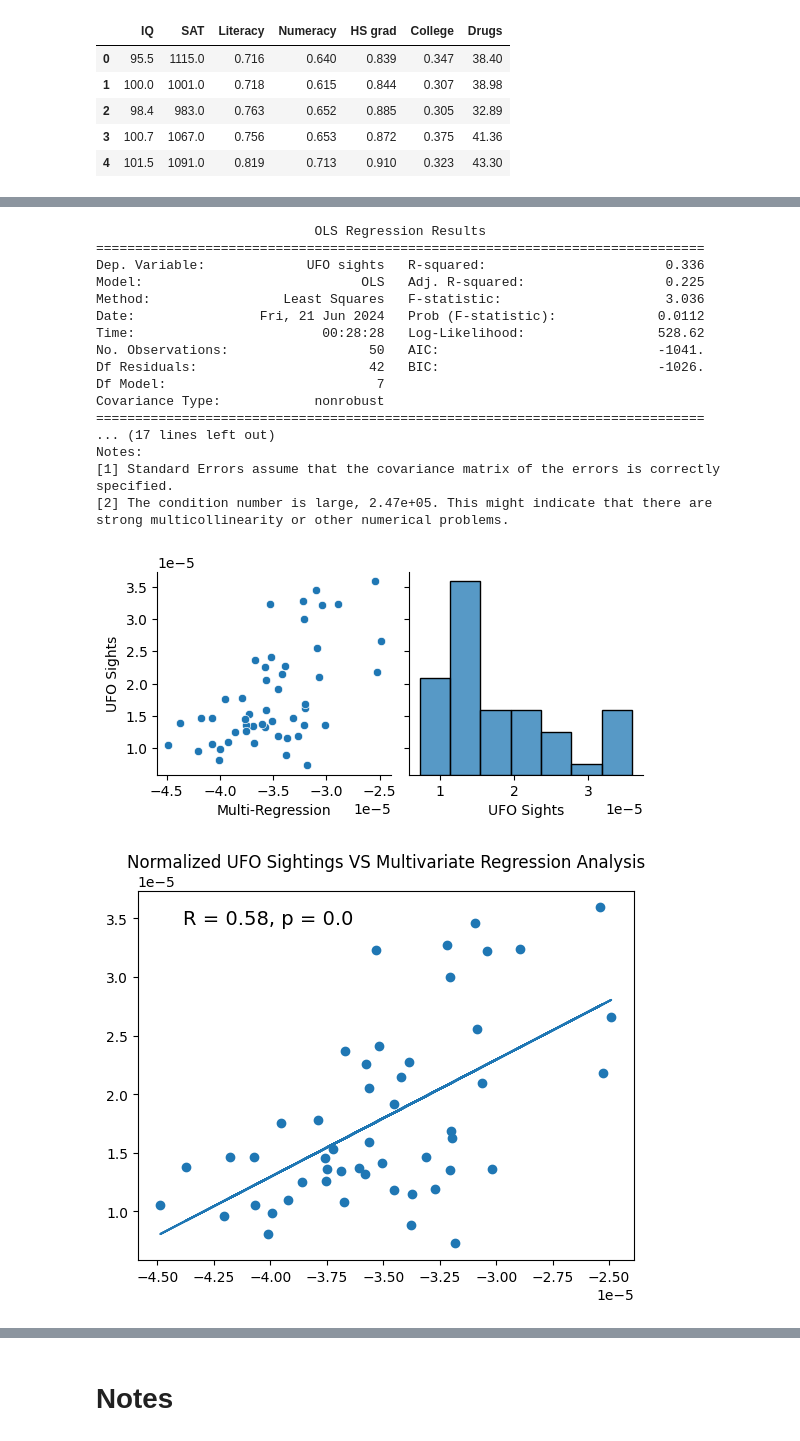
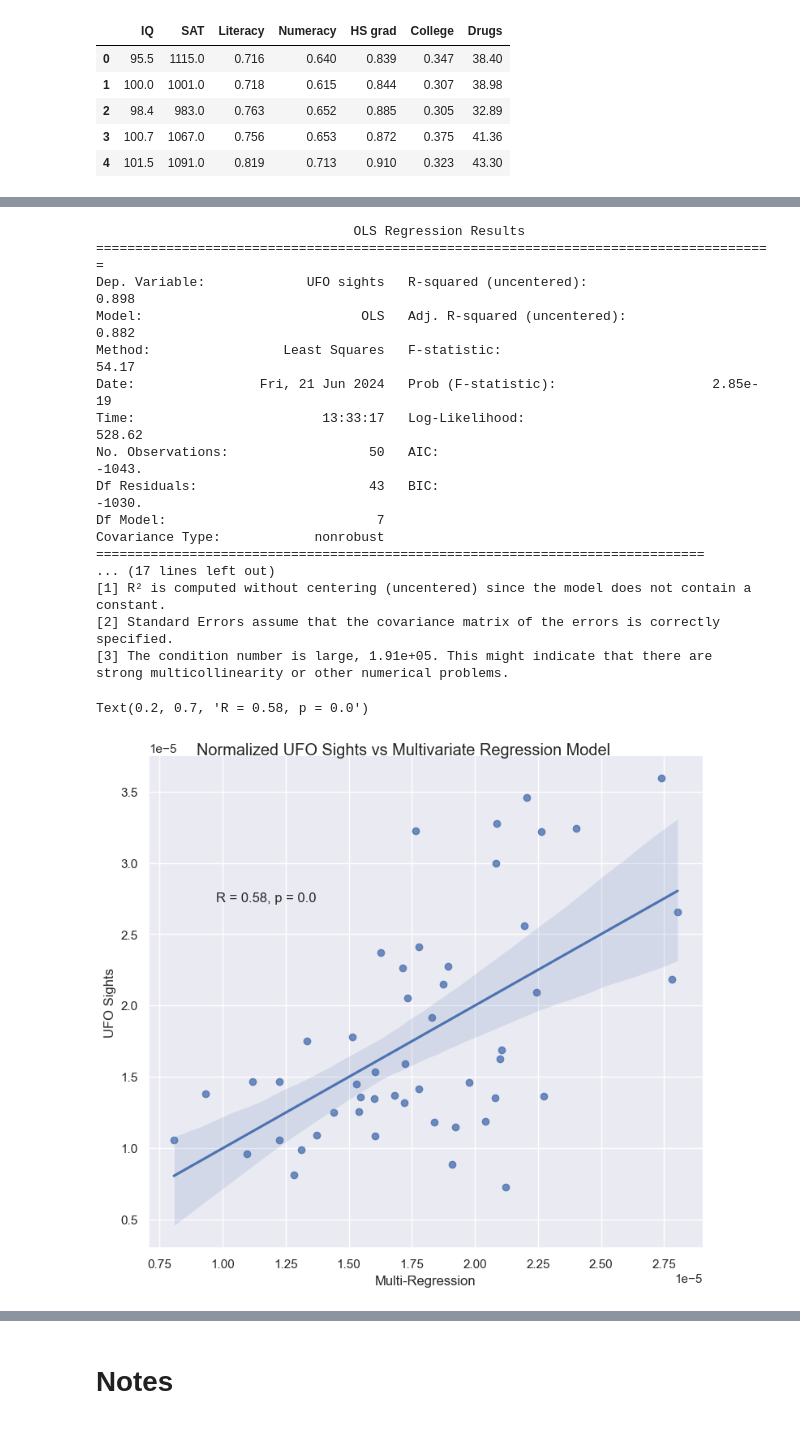
Before and after one commit to codycosta/ENGR201, a Jupyter notebook: weeks-9-10-final-project/project.ipynb, the cells around one changed output, grey strips where cells are left out. Saved outputs shown, nothing was run; the diff lists cells and outputs as text; code cells hidden in the pictures.

```diff
--- a/weeks-9-10-final-project/project.ipynb
+++ b/weeks-9-10-final-project/project.ipynb
@@ -65,3 +49,5 @@ def chart_coords(x_arr: np.ndarray, y_arr: np.ndarray, position: str) -> tuple:
+# %%
+sns.set_theme(rc={'figure.figsize':(20, 5)})
 # %% [markdown]
 # Part 1:
 ## Create a Normalized Set of UFO Occurrence Data Based on Population Size
@@ -509,45 +397,38 @@ sns.pairplot(data=multi_regression_data, y_vars=['Drugs', 'IQ'])
 # %%
-X = smf.add_constant(multi_regression_data)
-model = smf.OLS(pd.DataFrame({'UFO sights': normalized_ufo_sightings}), X).fit()
+model = smf.OLS(pd.DataFrame({'UFO sights': normalized_ufo_sightings}), multi_regression_data).fit()
 print(model.summary())
 # %% [output]
-                            OLS Regression Results
-==============================================================================
-Dep. Variable:             UFO sights   R-squared:                       0.336
-Model:                            OLS   Adj. R-squared:                  0.225
-Method:                 Least Squares   F-statistic:                     3.036
-Date:                Fri, 21 Jun 2024   Prob (F-statistic):             0.0112
-Time:                        00:28:28   Log-Likelihood:                 528.62
-No. Observations:                  50   AIC:                            -1041.
-Df Residuals:                      42   BIC:                            -1026.
+                                 OLS Regression Results
+=======================================================================================
+Dep. Variable:             UFO sights   R-squared (uncentered):                   0.898
+Model:                            OLS   Adj. R-squared (uncentered):              0.882
+Method:                 Least Squares   F-statistic:                              54.17
+Date:                Fri, 21 Jun 2024   Prob (F-statistic):                    2.85e-19
+Time:                        13:33:17   Log-Likelihood:                          528.62
+No. Observations:                  50   AIC:                                     -1043.
+Df Residuals:                      43   BIC:                                     -1030.
 Df Model:                           7
 Covariance Type:            nonrobust
 ==============================================================================
 ... (17 lines left out)
-Notes:
-[1] Standard Errors assume that the covariance matrix of the errors is correctly specified.
-[2] The condition number is large, 2.47e+05. This might indicate that there are
+[1] R² is computed without centering (uncentered) since the model does not contain a constant.
+[2] Standard Errors assume that the covariance matrix of the errors is correctly specified.
+[3] The condition number is large, 1.91e+05. This might indicate that there are
 strong multicollinearity or other numerical problems.
 # %%
 coeffs = model.params
 
-output = coeffs[1: ] * multi_regression_data + coeffs[0]
+output = coeffs * multi_regression_data
 sums = np.sum(output, axis=1)
 
-m10, b10 = np.polyfit(sums, normalized_ufo_sightings, 1)
 r10, p10 = stats.pearsonr(sums, normalized_ufo_sightings)
 
-sns.pairplot(pd.DataFrame({'Multi-Regression': sums, 'UFO Sights': normalized_ufo_sightings}), y_vars=['UFO Sights'], height=2.81)
-
-plt.figure()
-plt.scatter(sums, normalized_ufo_sightings)
-plt.plot(sums, m10 * sums + b10)
-plt.annotate(f'R = {np.round(r10, 2)}, p = {np.round(p10, 3)}', chart_coords(sums, normalized_ufo_sightings, position='ul'), fontsize=14)
-plt.title('Normalized UFO Sightings VS Multivariate Regression Analysis')
-plt.show()
+pp = sns.pairplot(pd.DataFrame({'Multi-Regression': sums, 'UFO Sights': normalized_ufo_sightings}), x_vars='Multi-Regression', y_vars='UFO Sights', height=7, kind='reg', aspect=1.1)
+pp.figure.suptitle('Normalized UFO Sights vs Multivariate Regression Model')
+pp.figure.text(0.2, 0.7, f'R = {round(r10, 2)}, p = {round(p10, 3)}')
 # %% [output]
+Text(0.2, 0.7, 'R = 0.58, p = 0.0')
-[figure, old version]
+[figure, new version]
-[figure, removed]
 # %% [markdown]
 ### Conclusion of Overall Data Analysis
 #### WEIGHTED AVERAGE APPROACH:
```
Also changed, not shown: parts of 35 cells of this notebook, 1 other file.
